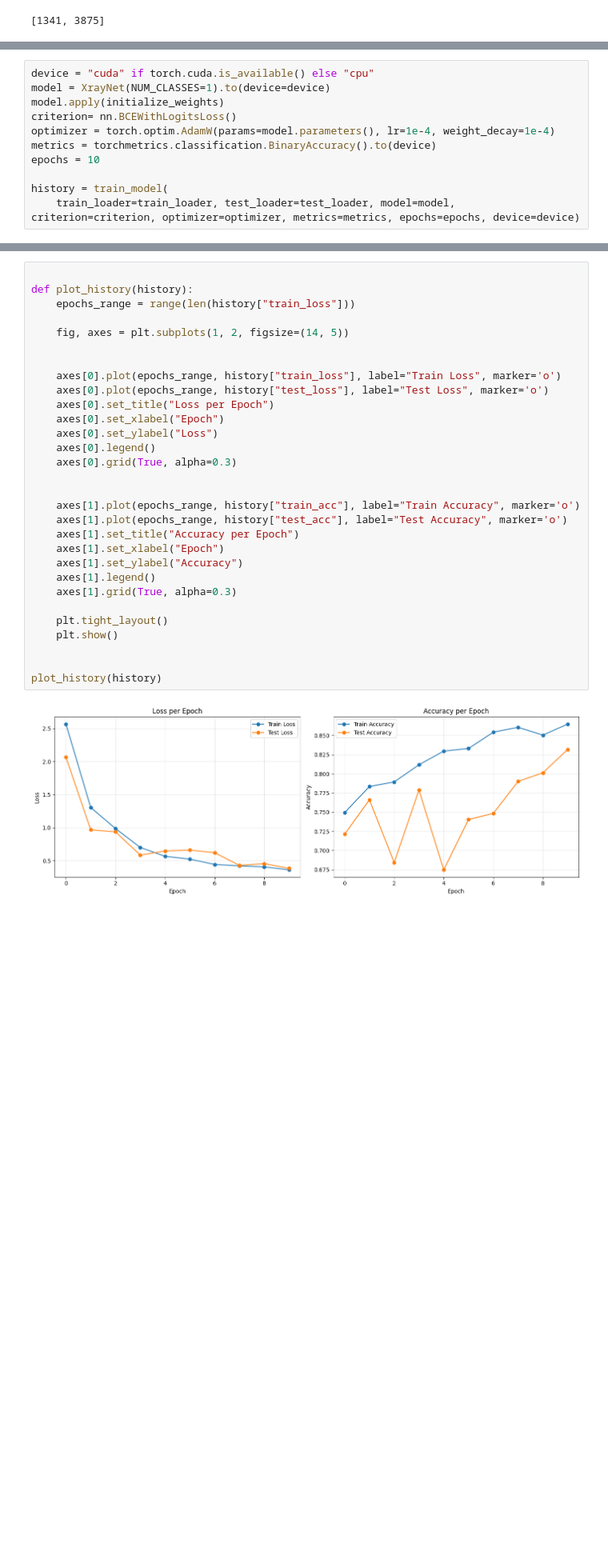
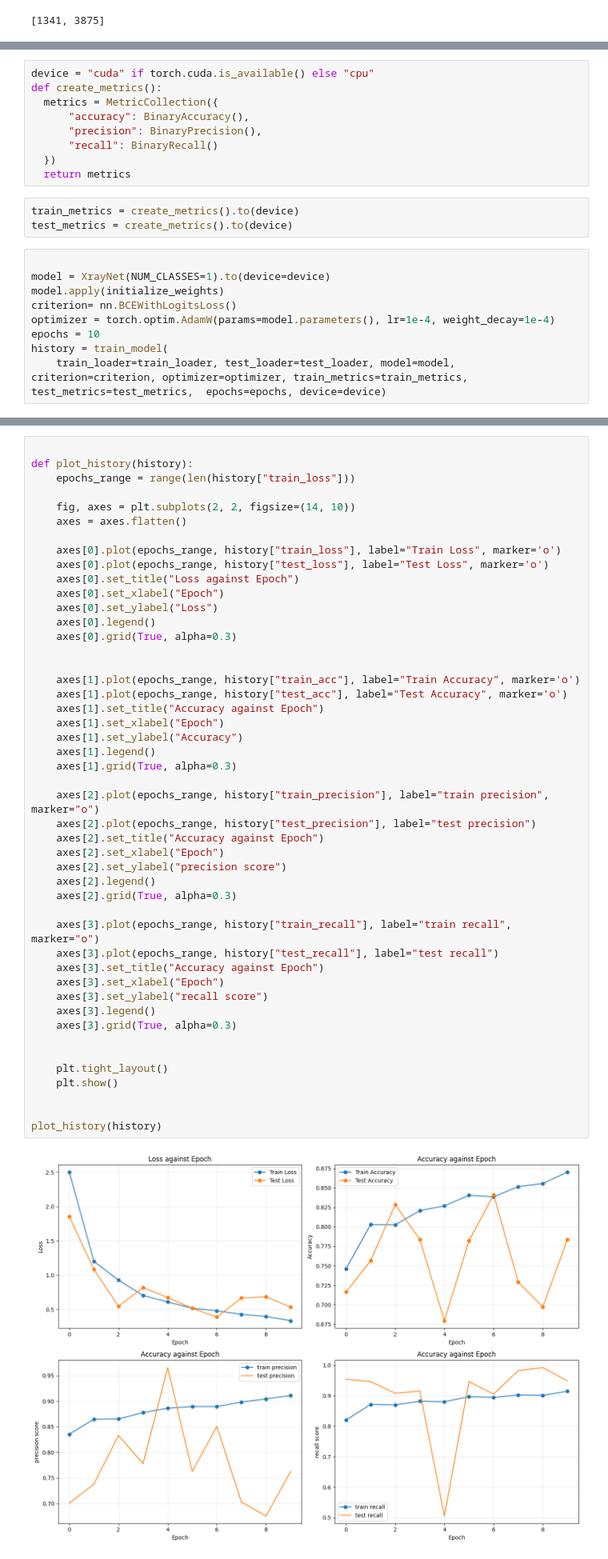
Before and after one commit to Ebenezeragyemang10/Machine-Learning-Projects, a Jupyter notebook: chest-x-ray-classification-cnn/xrayclassifier.ipynb, the cells around one changed output, grey strips where cells are left out. Shown at 80% size. Saved outputs shown, nothing was run; the diff lists cells and outputs as text; blank space fills up the shorter version.

Commit message:
"added more evaluation metrics"

```diff
--- a/chest-x-ray-classification-cnn/xrayclassifier.ipynb
+++ b/chest-x-ray-classification-cnn/xrayclassifier.ipynb
@@ -327,15 +340,25 @@ def initialize_weights(module):
   elif isinstance(module, nn.BatchNorm2d):
     nn.init.ones_(module.weight)
     nn.init.zeros_(module.bias)
+# %%
+device = "cuda" if torch.cuda.is_available() else "cpu"
+def create_metrics():
+  metrics = MetricCollection({
+      "accuracy": BinaryAccuracy(),
+      "precision": BinaryPrecision(),
+      "recall": BinaryRecall()
+  })
+  return metrics
+# %%
+train_metrics = create_metrics().to(device)
+test_metrics = create_metrics().to(device)
 # %%
-device = "cuda" if torch.cuda.is_available() else "cpu"
+
 model = XrayNet(NUM_CLASSES=1).to(device=device)
 model.apply(initialize_weights)
 criterion= nn.BCEWithLogitsLoss()
 optimizer = torch.optim.AdamW(params=model.parameters(), lr=1e-4, weight_decay=1e-4)
-metrics = torchmetrics.classification.BinaryAccuracy().to(device)
 epochs = 10
-
 history = train_model(
-    train_loader=train_loader, test_loader=test_loader, model=model, criterion=criterion, optimizer=optimizer, metrics=metrics, epochs=epochs, device=device)
+    train_loader=train_loader, test_loader=test_loader, model=model, criterion=criterion, optimizer=optimizer, train_metrics=train_metrics, test_metrics=test_metrics,  epochs=epochs, device=device)
 # %% [output]
@@ -359,35 +382,52 @@ best model saved
 # %%
 
 def plot_history(history):
     epochs_range = range(len(history["train_loss"]))
 
-    fig, axes = plt.subplots(1, 2, figsize=(14, 5))
-
+    fig, axes = plt.subplots(2, 2, figsize=(14, 10))
+    axes = axes.flatten()
 
     axes[0].plot(epochs_range, history["train_loss"], label="Train Loss", marker='o')
     axes[0].plot(epochs_range, history["test_loss"], label="Test Loss", marker='o')
-    axes[0].set_title("Loss per Epoch")
+    axes[0].set_title("Loss against Epoch")
     axes[0].set_xlabel("Epoch")
     axes[0].set_ylabel("Loss")
     axes[0].legend()
     axes[0].grid(True, alpha=0.3)
 
 
     axes[1].plot(epochs_range, history["train_acc"], label="Train Accuracy", marker='o')
     axes[1].plot(epochs_range, history["test_acc"], label="Test Accuracy", marker='o')
-    axes[1].set_title("Accuracy per Epoch")
+    axes[1].set_title("Accuracy against Epoch")
     axes[1].set_xlabel("Epoch")
     axes[1].set_ylabel("Accuracy")
     axes[1].legend()
     axes[1].grid(True, alpha=0.3)
+
+    axes[2].plot(epochs_range, history["train_precision"], label="train precision", marker="o")
+    axes[2].plot(epochs_range, history["test_precision"], label="test precision")
+    axes[2].set_title("Accuracy against Epoch")
+    axes[2].set_xlabel("Epoch")
+    axes[2].set_ylabel("precision score")
+    axes[2].legend()
+    axes[2].grid(True, alpha=0.3)
+
+    axes[3].plot(epochs_range, history["train_recall"], label="train recall", marker="o")
+    axes[3].plot(epochs_range, history["test_recall"], label="test recall")
+    axes[3].set_title("Accuracy against Epoch")
+    axes[3].set_xlabel("Epoch")
+    axes[3].set_ylabel("recall score")
+    axes[3].legend()
+    axes[3].grid(True, alpha=0.3)
+
 
     plt.tight_layout()
     plt.show()
 
 
 plot_history(history)
 # %% [output]
-[figure, old version]
+[figure, new version]
 # %% [markdown]
 - The model perform pretty descent but suffers from slight overfitting
 - This is probably due to small dataset and training with custom CNN
```
Also changed, not shown: parts of 14 cells of this notebook.
